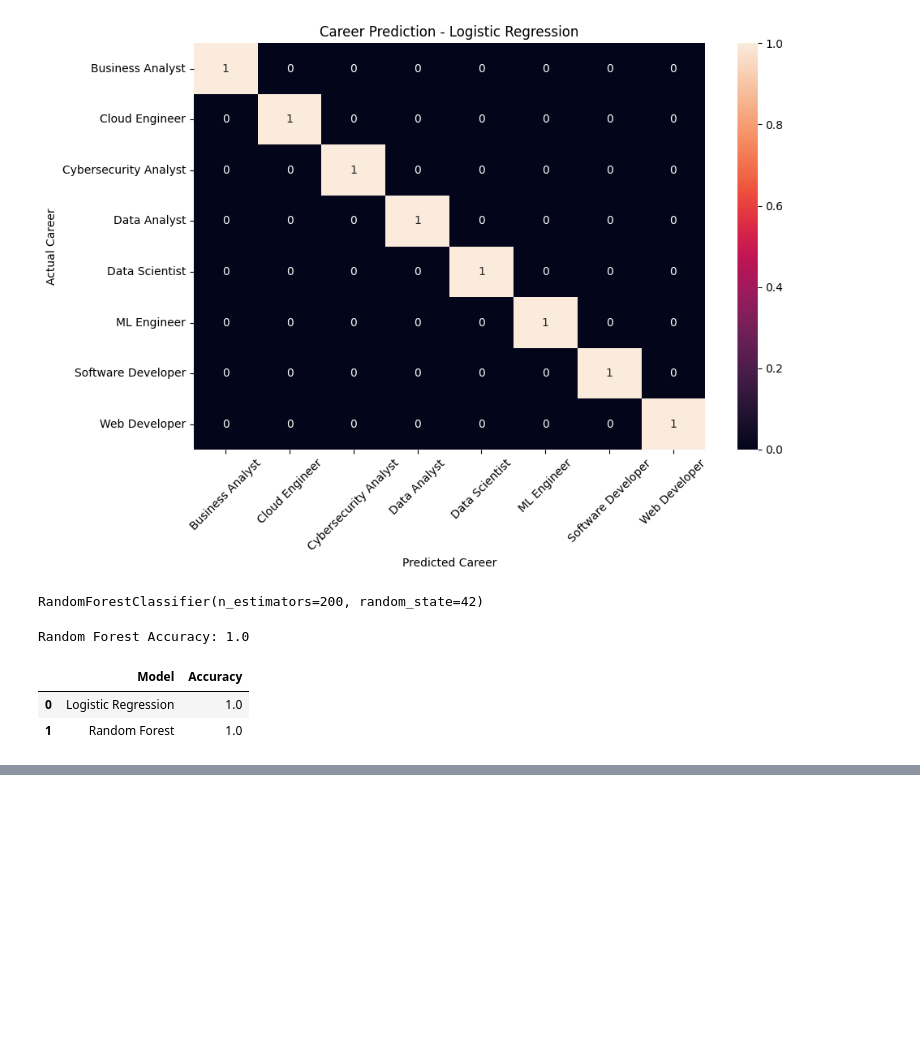
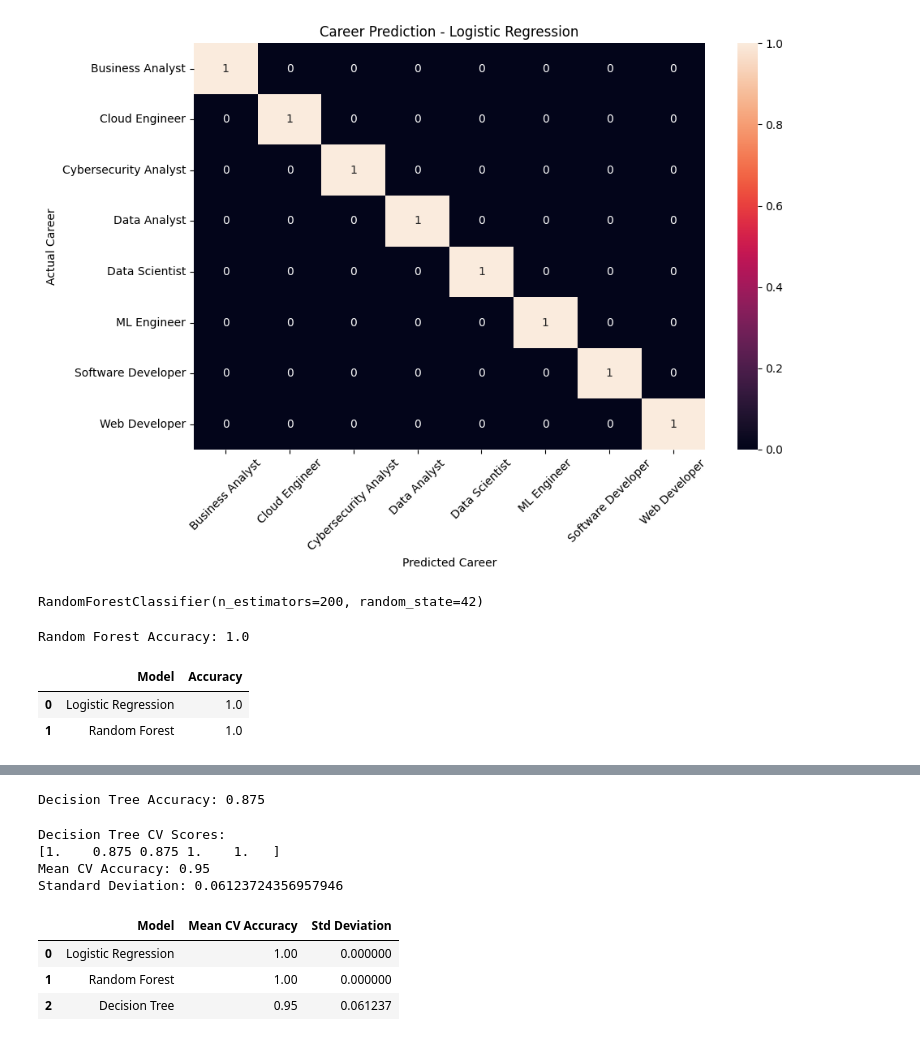
Before and after one commit to omhole8296/CareerSense-ai_career_recommendation_system, a Jupyter notebook: notebooks/02_ML_Career_Prediction.ipynb, the cells around one changed output, grey strips where cells are left out. Drawn from its saved outputs; the diff is of its cells as text; code cells hidden in the pictures; blank space fills up the shorter version.

```diff
--- a/notebooks/02_ML_Career_Prediction.ipynb
+++ b/notebooks/02_ML_Career_Prediction.ipynb
@@ -12,7 +12,7 @@ from sklearn.metrics import (
     confusion_matrix
 )
 # %%
-df = pd.read_csv("student_profiles.csv")
+df = pd.read_csv("../data/student_profiles.csv")
 
 df.head()
 # %% [output]
@@ -188,0 +263,68 @@ results
+# %%
+dt_model = DecisionTreeClassifier(
+    random_state=42,
+    max_depth=5
+)
+
+dt_model.fit(X_train, y_train)
+
+y_pred_dt = dt_model.predict(X_test)
+
+accuracy_dt = accuracy_score(
+    y_test,
+    y_pred_dt
+)
+
+print("Decision Tree Accuracy:", accuracy_dt)
+# %% [output]
+Decision Tree Accuracy: 0.875
+# %%
+dt_cv_scores = cross_val_score(
+    dt_model,
+    X,
+    y,
+    cv=cv,
+    scoring="accuracy"
+)
+
+print("Decision Tree CV Scores:")
+print(dt_cv_scores)
+
+print("Mean CV Accuracy:",
+      dt_cv_scores.mean())
+
+print("Standard Deviation:",
+      dt_cv_scores.std())
+# %% [output]
+Decision Tree CV Scores:
+[1.    0.875 0.875 1.    1.   ]
+Mean CV Accuracy: 0.95
+Standard Deviation: 0.06123724356957946
+# %%
+final_results = pd.DataFrame({
+    "Model": [
+        "Logistic Regression",
+        "Random Forest",
+        "Decision Tree"
+    ],
+    "Mean CV Accuracy": [
+        logistic_cv_scores.mean(),
+        rf_cv_scores.mean(),
+        dt_cv_scores.mean()
+    ],
+    "Std Deviation": [
+        logistic_cv_scores.std(),
+        rf_cv_scores.std(),
+        dt_cv_scores.std()
+    ]
+})
+
+final_results.sort_values(
+    by="Mean CV Accuracy",
+    ascending=False
+)
+# %% [output]
+|  | Model | Mean CV Accuracy | Std Deviation |
+| 0 | Logistic Regression | 1.00 | 0.000000 |
+| 1 | Random Forest | 1.00 | 0.000000 |
+| 2 | Decision Tree | 0.95 | 0.061237 |
```
Also changed, not shown: parts of 6 cells of this notebook.
